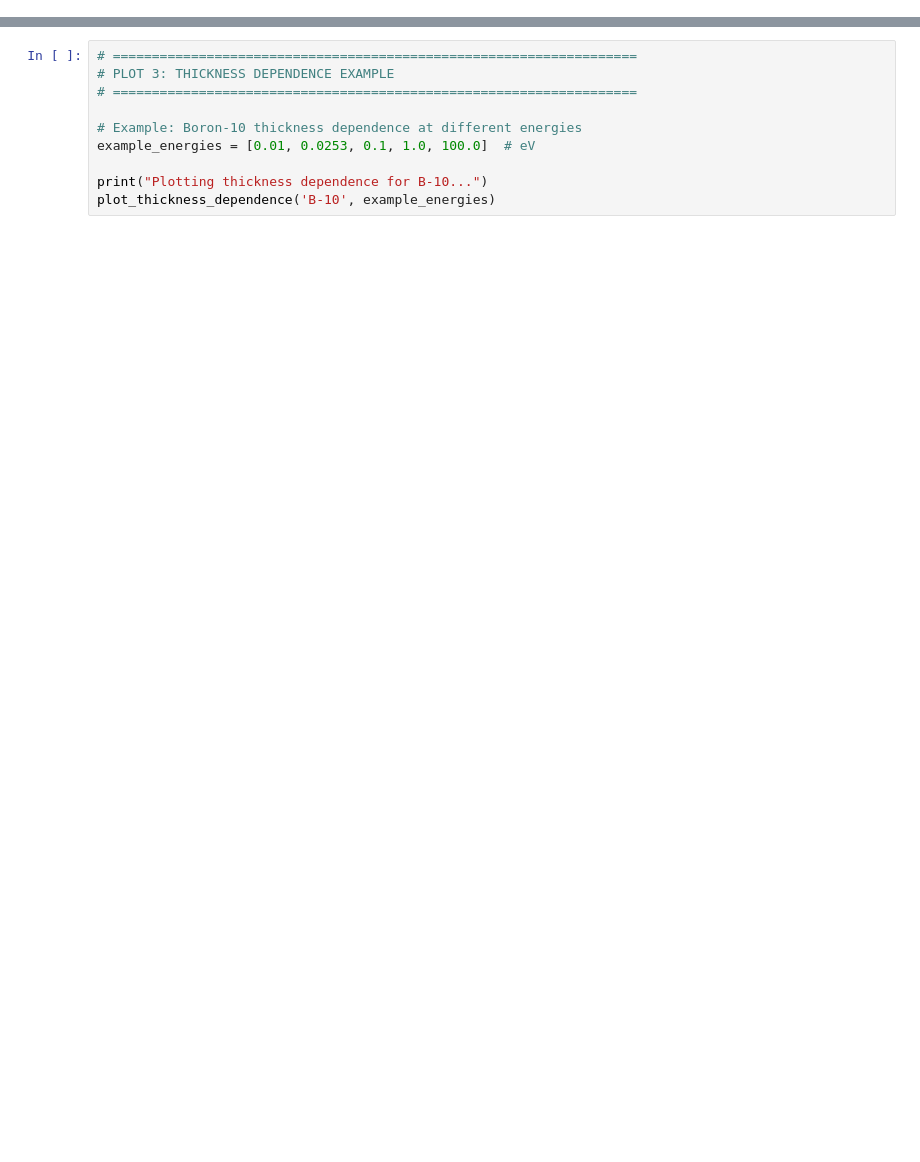
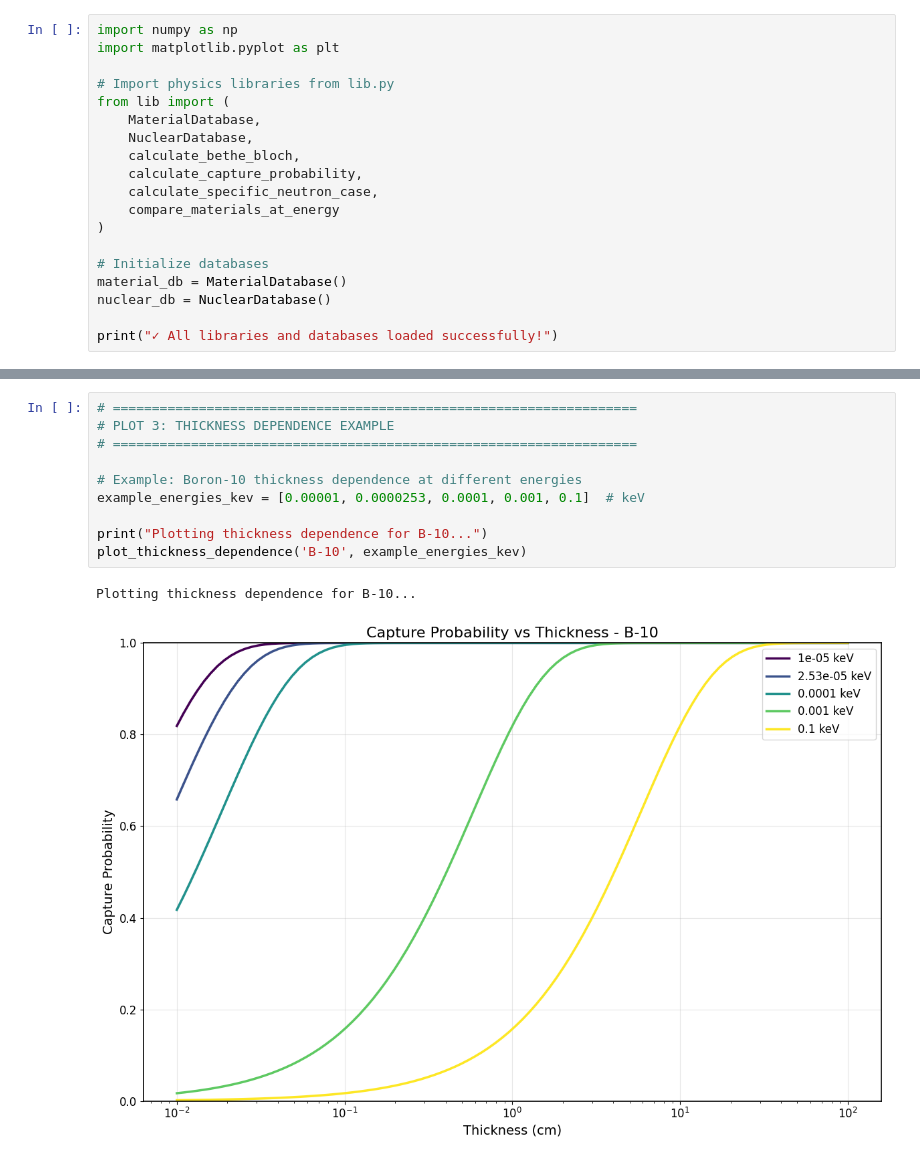
Before and after one commit to virgolaema/particle-detectors, a Jupyter notebook: neutrons.ipynb, the cells around one changed output, grey strips where cells are left out. Drawn from its saved outputs; the diff is of its cells as text; blank space fills up the shorter version.

```diff
--- a/neutrons.ipynb
+++ b/neutrons.ipynb
@@ -0,0 +1,19 @@
+# %%
+import numpy as np
+import matplotlib.pyplot as plt
+
+# Import physics libraries from lib.py
+from lib import (
+    MaterialDatabase,
+    NuclearDatabase,
+    calculate_bethe_bloch,
+    calculate_capture_probability,
+    calculate_specific_neutron_case,
+    compare_materials_at_energy
+)
+
+# Initialize databases
+material_db = MaterialDatabase()
+nuclear_db = NuclearDatabase()
+
+print("✓ All libraries and databases loaded successfully!")
@@ -340,13 +396,16 @@ plot_capture_probabilities(SELECTED_MATERIALS, energies, DEFAULT_THICKNESS, TEMP
 # %%
 # ===================================================================
 # PLOT 3: THICKNESS DEPENDENCE EXAMPLE
 # ===================================================================
 
 # Example: Boron-10 thickness dependence at different energies
-example_energies = [0.01, 0.0253, 0.1, 1.0, 100.0]  # eV
+example_energies_kev = [0.00001, 0.0000253, 0.0001, 0.001, 0.1]  # keV
 
 print("Plotting thickness dependence for B-10...")
-plot_thickness_dependence('B-10', example_energies)
+plot_thickness_dependence('B-10', example_energies_kev)
+# %% [output]
+Plotting thickness dependence for B-10...
+[figure, added]
 # %%
 # ===================================================================
 # PLOT 4: TEMPERATURE DEPENDENCE EXAMPLE
```
Also changed, not shown: parts of 19 cells of this notebook, 4 other files.
